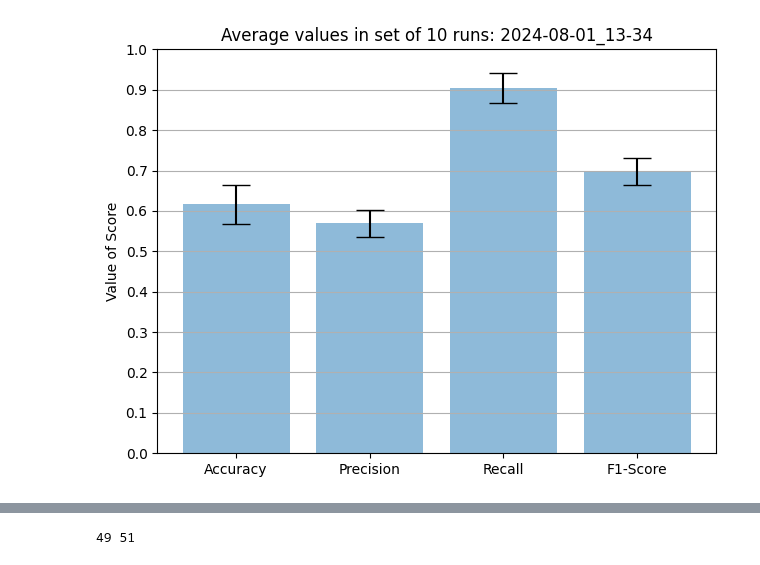
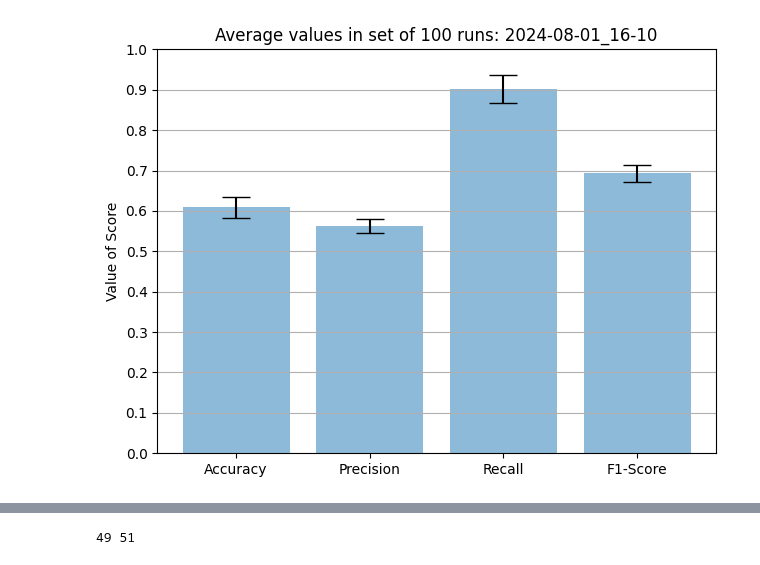
Before and after one commit to Jonas-Barth/bachelor, a Jupyter notebook: score calcs.ipynb, the cells around one changed output, grey strips where cells are left out. Cells and saved outputs as stored; diff of their text form; code cells hidden in the pictures.

Commit message:
added runs and abstracted binary preprocessing

```diff
--- a/score calcs.ipynb
+++ b/score calcs.ipynb
@@ -95,15 +95,17 @@ def matrixPlotValues (tp, fp, fn, tn, path, runName, runLength):
 # %%
 # average values
 import pandas as pd
 
-scoreTable = pd.read_excel("results\\binary\\default\\tweet_eval_irony_train\\100\\gpt-3.5-turbo\\2024-08-01_13-34\\scores.xlsx")
+name = "2024-08-01_16-10"
+
+scoreTable = pd.read_excel("results\\binary\\default\\tweet_eval_irony_train\\100\\gpt-3.5-turbo\\" + name + "\\scores.xlsx")
 scoreTable
 
-matrixPlotRuns(scoreTable['Accuracy'].values, scoreTable['Precision'].values, scoreTable['Recall'].values, scoreTable['F1'].values, "results\\binary\\default\\tweet_eval_irony_train\\100\\gpt-3.5-turbo\\2024-08-01_13-34", "2024-08-01_13-34")
+matrixPlotRuns(scoreTable['Accuracy'].values, scoreTable['Precision'].values, scoreTable['Recall'].values, scoreTable['F1'].values, "results\\binary\\default\\tweet_eval_irony_train\\100\\gpt-3.5-turbo\\" + name, name)
 
 #scoreTable['Accuracy'].values
 # %% [output]
-[figure, old version]
+[figure, new version]
 # %%
 # average confusion matrix
 import pandas as pd
```
Also changed, not shown: parts of 3 cells of this notebook, 24 other files.
